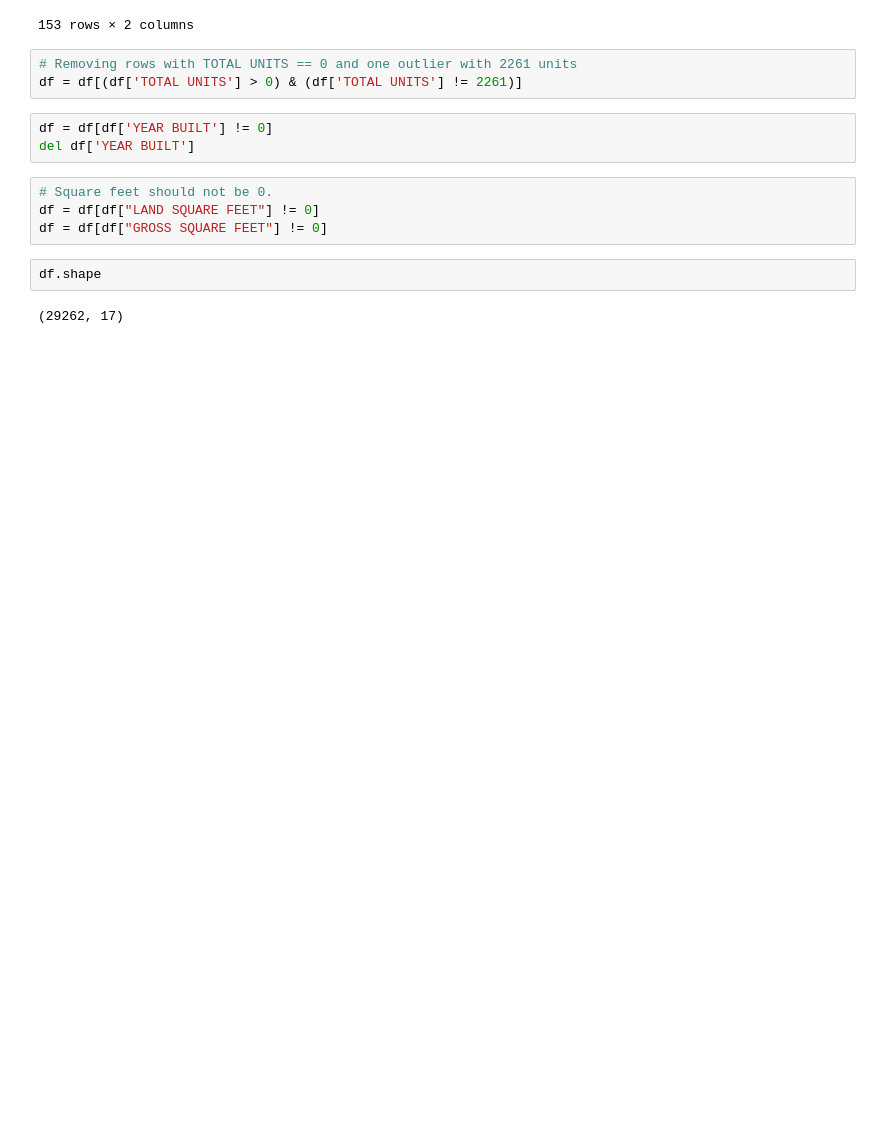
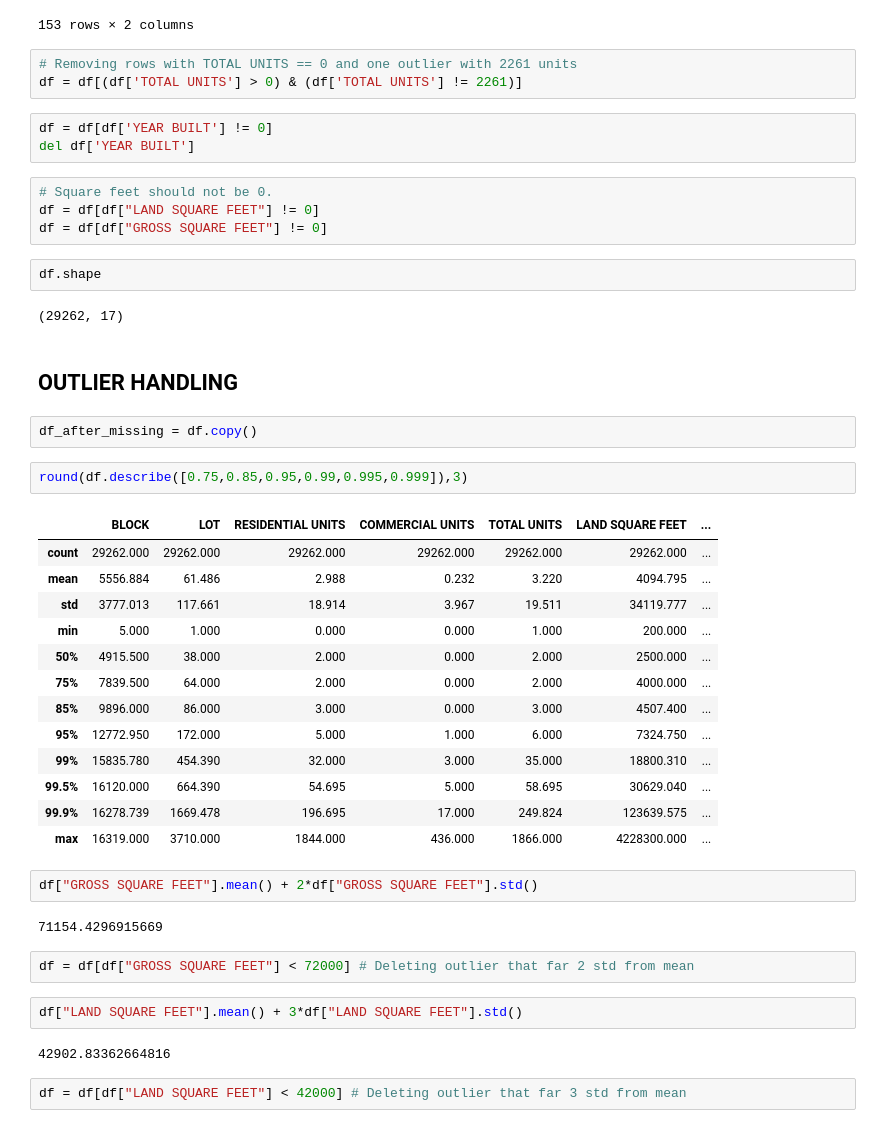
Before and after one commit to Managedcode-ux/Maj-Proj, a Jupyter notebook: code/preprocessing.ipynb, the cells around one changed output. Saved outputs shown, nothing was run; the diff lists cells and outputs as text; blank space fills up the shorter version.

```diff
--- a/code/preprocessing.ipynb
+++ b/code/preprocessing.ipynb
@@ -240,3 +242,35 @@ df = df[df["GROSS SQUARE FEET"] != 0]
 df.shape
 # %% [output]
 (29262, 17)
+# %% [markdown]
+## OUTLIER HANDLING
+# %%
+df_after_missing = df.copy()
+# %%
+round(df.describe([0.75,0.85,0.95,0.99,0.995,0.999]),3)
+# %% [output]
+|  | BLOCK | LOT | RESIDENTIAL UNITS | COMMERCIAL UNITS | TOTAL UNITS | LAND SQUARE FEET | ... |
+| count | 29262.000 | 29262.000 | 29262.000 | 29262.000 | 29262.000 | 29262.000 | ... |
+| mean | 5556.884 | 61.486 | 2.988 | 0.232 | 3.220 | 4094.795 | ... |
+| std | 3777.013 | 117.661 | 18.914 | 3.967 | 19.511 | 34119.777 | ... |
+| min | 5.000 | 1.000 | 0.000 | 0.000 | 1.000 | 200.000 | ... |
+| 50% | 4915.500 | 38.000 | 2.000 | 0.000 | 2.000 | 2500.000 | ... |
+| 75% | 7839.500 | 64.000 | 2.000 | 0.000 | 2.000 | 4000.000 | ... |
+| 85% | 9896.000 | 86.000 | 3.000 | 0.000 | 3.000 | 4507.400 | ... |
+| 95% | 12772.950 | 172.000 | 5.000 | 1.000 | 6.000 | 7324.750 | ... |
+| 99% | 15835.780 | 454.390 | 32.000 | 3.000 | 35.000 | 18800.310 | ... |
+| 99.5% | 16120.000 | 664.390 | 54.695 | 5.000 | 58.695 | 30629.040 | ... |
+| 99.9% | 16278.739 | 1669.478 | 196.695 | 17.000 | 249.824 | 123639.575 | ... |
+| max | 16319.000 | 3710.000 | 1844.000 | 436.000 | 1866.000 | 4228300.000 | ... |
+# %%
+df["GROSS SQUARE FEET"].mean() + 2*df["GROSS SQUARE FEET"].std()
+# %% [output]
+71154.4296915669
+# %%
+df = df[df["GROSS SQUARE FEET"] < 72000] # Deleting outlier that far 2 std from mean
+# %%
+df["LAND SQUARE FEET"].mean() + 3*df["LAND SQUARE FEET"].std()
+# %% [output]
+42902.83362664816
+# %%
+df = df[df["LAND SQUARE FEET"] < 42000] # Deleting outlier that far 3 std from mean
```
Also changed, not shown: parts of 10 cells of this notebook.
